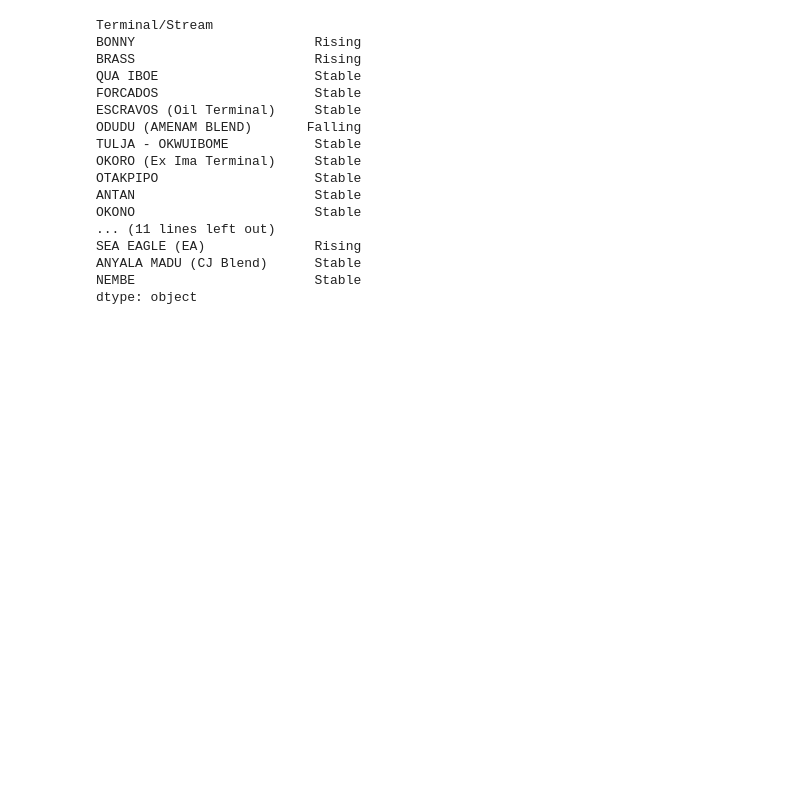
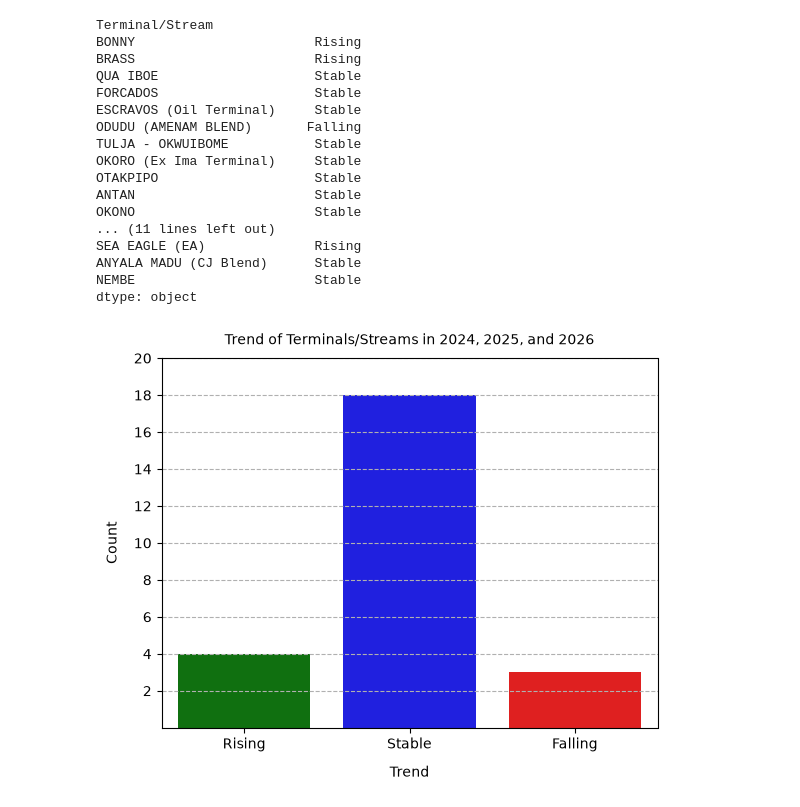
Before and after one commit to loteehenry/Oil-Production---Exploratory-Data-Analysis, a Jupyter notebook: notebooks/analysis.ipynb, the cells around one changed output. Drawn from its saved outputs; the diff is of its cells as text; code cells hidden in the pictures; blank space fills up the shorter version.

```diff
--- a/notebooks/analysis.ipynb
+++ b/notebooks/analysis.ipynb
@@ -759,3 +767,15 @@ SEA EAGLE (EA)              Rising
 ANYALA MADU (CJ Blend)      Stable
 NEMBE                       Stable
 dtype: object
+# %%
+trend_df = trend.to_frame(name="Trend")
+
+sns.countplot(data=trend_df, x="Trend", hue="Trend", palette={"Rising": "green", "Falling": "red", "Stable": "blue"})
+plt.title("Trend of Terminals/Streams in 2024, 2025, and 2026", fontsize=10, pad=10)
+plt.xlabel("Trend", fontsize=10, labelpad=10)
+plt.ylabel("Count", fontsize=10, labelpad=10)
+plt.yticks([2, 4, 6, 8, 10, 12, 14, 16, 18, 20], ["2", "4", "6", "8", "10", "12", "14", "16", "18", "20"])
+plt.grid(axis="y", linestyle="--")
+plt.show()
+# %% [output]
+[figure, added]
```
Also changed, not shown: parts of 3 cells of this notebook.
